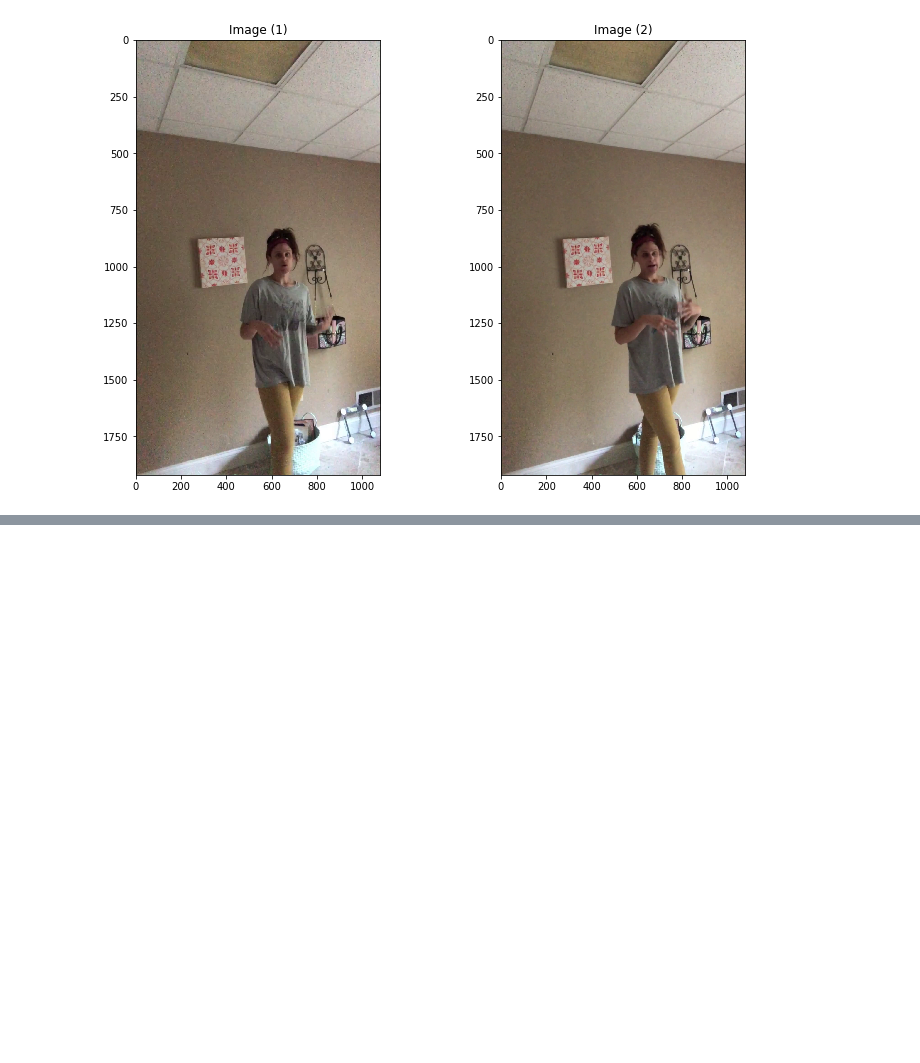
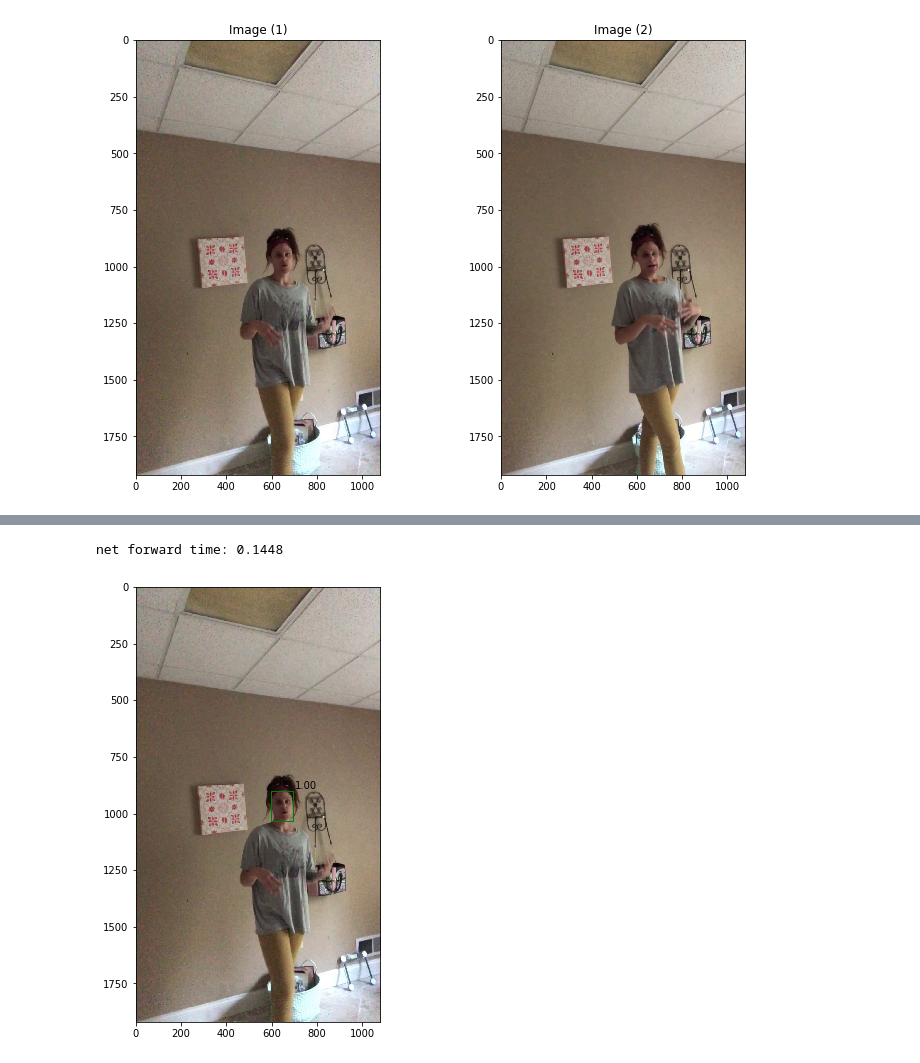
Before and after one commit to dmitry-vorobiev/kaggle-deepfake-detection-challenge, a Jupyter notebook: notebooks/sampe.ipynb, the cells around one changed output, grey strips where cells are left out. Drawn from its saved outputs; the diff is of its cells as text; code cells hidden in the pictures; blank space fills up the shorter version.

```diff
--- a/notebooks/sampe.ipynb
+++ b/notebooks/sampe.ipynb
@@ -94,0 +197,66 @@ show_images(sample[:2])
+# %%
+resize = 1
+image_path = "./curve/test.jpg"
+img_raw = sample[0] # cv2.imread(image_path, cv2.IMREAD_COLOR)
+img = np.float32(img_raw)
+
+im_height, im_width, _ = img.shape
+scale = torch.Tensor([img.shape[1], img.shape[0], img.shape[1], img.shape[0]])
+img -= (104, 117, 123)
+img = img.transpose(2, 0, 1)
+img = torch.from_numpy(img).unsqueeze(0)
+img = img.to(device)
+scale = scale.to(device)
+
+tic = time.time()
+loc, conf, landms = net(img)  # forward pass
+print('net forward time: {:.4f}'.format(time.time() - tic))
+# %% [output]
+net forward time: 0.1448
+# %%
+priorbox = PriorBox(cfg, image_size=(im_height, im_width))
+priors = priorbox.forward()
+priors = priors.to(device)
+prior_data = priors.data
+boxes = decode(loc.data.squeeze(0), prior_data, cfg['variance'])
+boxes = boxes * scale / resize
+boxes = boxes.cpu().numpy()
+scores = conf.squeeze(0).data.cpu().numpy()[:, 1]
+
+# ignore low scores
+inds = np.where(scores > confidence_threshold)[0]
+boxes = boxes[inds]
+scores = scores[inds]
+
+# keep top-K before NMS
+order = scores.argsort()[::-1][:top_k]
+boxes = boxes[order]
+scores = scores[order]
+
+# do NMS
+dets = np.hstack((boxes, scores[:, np.newaxis])).astype(np.float32, copy=False)
+keep = py_cpu_nms(dets, nms_threshold)
+dets = dets[keep, :]
+
+# keep top-K faster NMS
+dets = dets[:keep_top_k, :]
+# %%
+def imshow(img, boxes=None, figsize=(15,8)):
+    plt.figure(figsize=figsize)
+    if boxes is not None:
+        for bbox in boxes:
+            rect = plt.Rectangle(
+                (bbox[0], bbox[1]),
+                bbox[2] - bbox[0],
+                bbox[3] - bbox[1], fill=False,
+                edgecolor='g', linewidth=1)
+            if len(bbox) > 4:
+                text = plt.text(
+                    bbox[2]+10, bbox[1]-10,
+                    '%.02f' % bbox[4])
+            plt.gca().add_patch(rect)
+    plt.imshow(img)
+# %%
+imshow(img_raw, boxes=dets)
+# %% [output]
+[figure, added]
```
Also changed, not shown: parts of 7 cells of this notebook, 36 other files.
